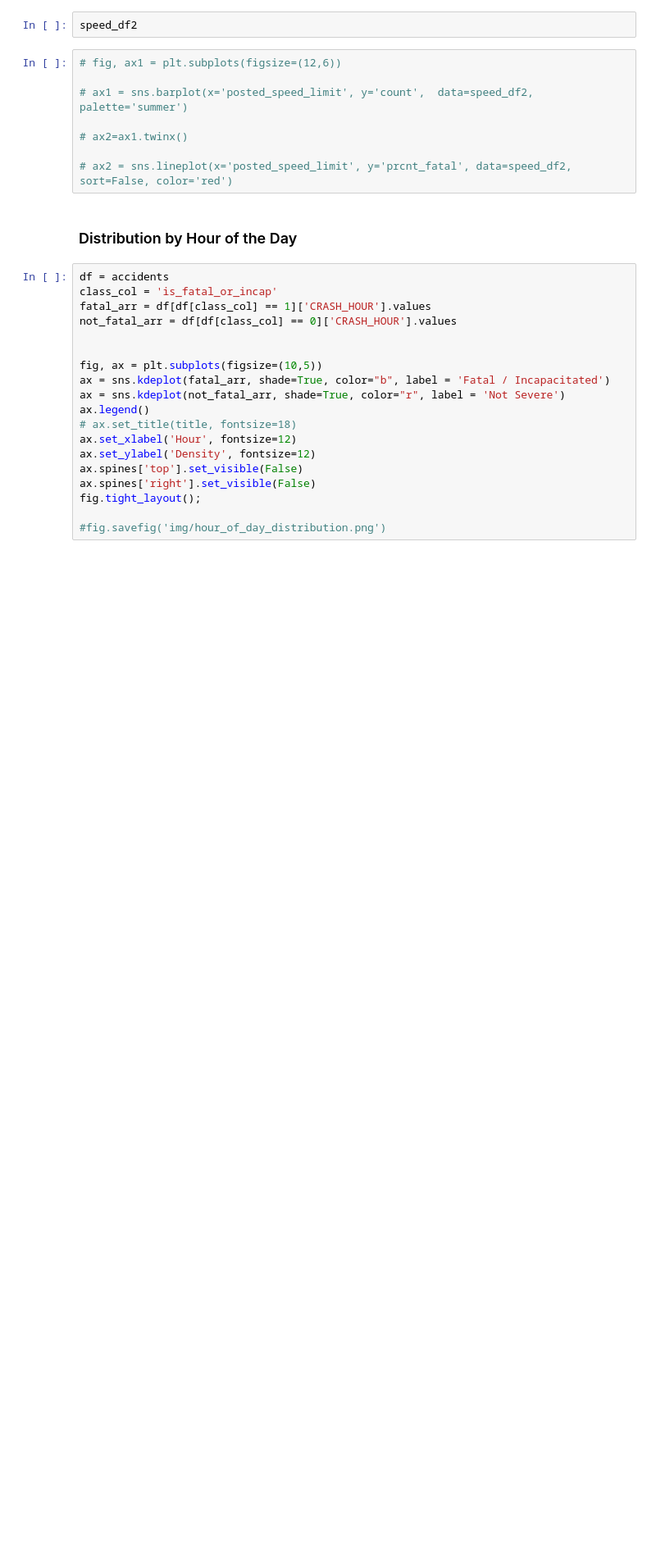
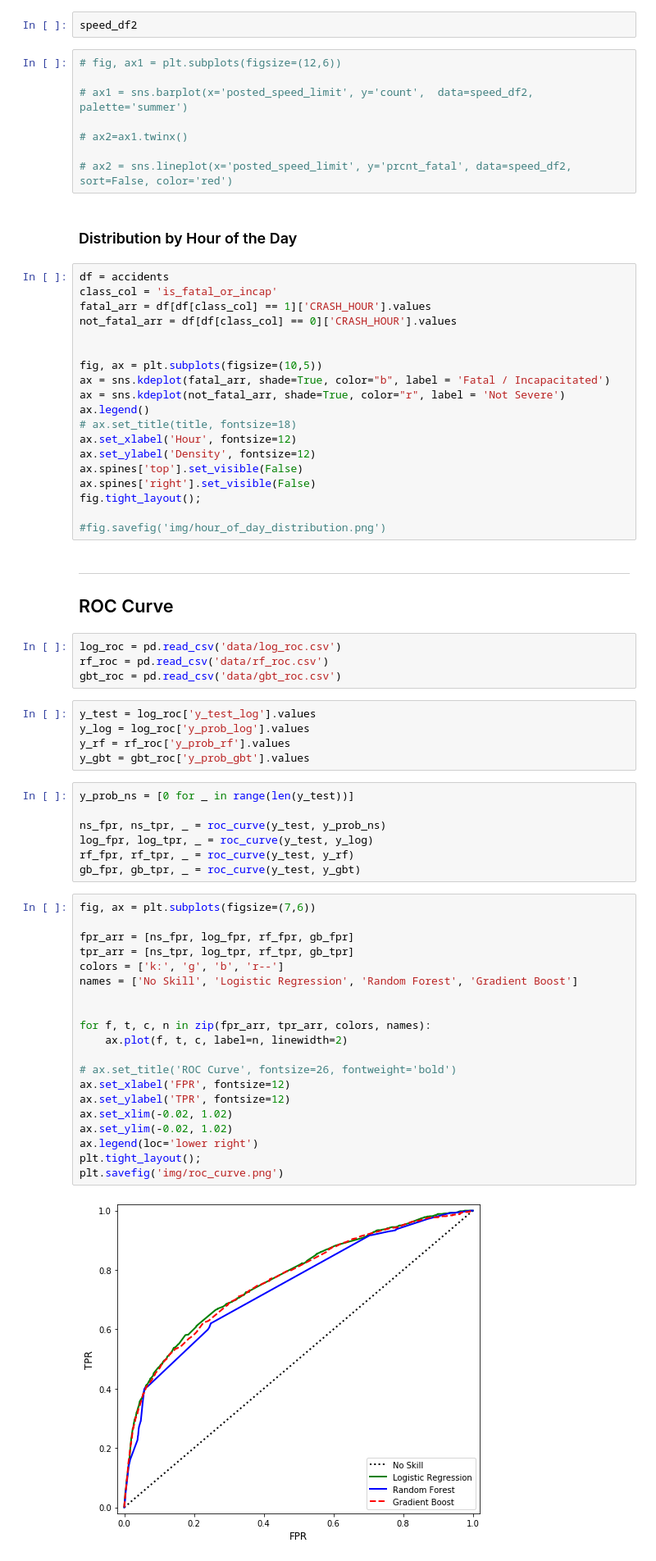
Before and after one commit to Morgan-Sell/chicago-traffic-safety, a Jupyter notebook: preso_visualizations.ipynb, the cells around one changed output. Shown at 82% size. Drawn from its saved outputs; the diff is of its cells as text; blank space fills up the shorter version.

Commit message:
built ROC curve

```diff
--- a/preso_visualizations.ipynb
+++ b/preso_visualizations.ipynb
@@ -69,3 +71,45 @@ ax.spines['right'].set_visible(False)
 fig.tight_layout();
 
 #fig.savefig('img/hour_of_day_distribution.png')
+# %% [markdown]
+---
+
+## ROC Curve
+# %%
+log_roc = pd.read_csv('data/log_roc.csv')
+rf_roc = pd.read_csv('data/rf_roc.csv')
+gbt_roc = pd.read_csv('data/gbt_roc.csv')
+# %%
+y_test = log_roc['y_test_log'].values
+y_log = log_roc['y_prob_log'].values
+y_rf = rf_roc['y_prob_rf'].values
+y_gbt = gbt_roc['y_prob_gbt'].values
+# %%
+y_prob_ns = [0 for _ in range(len(y_test))]
+
+ns_fpr, ns_tpr, _ = roc_curve(y_test, y_prob_ns)
+log_fpr, log_tpr, _ = roc_curve(y_test, y_log)
+rf_fpr, rf_tpr, _ = roc_curve(y_test, y_rf)
+gb_fpr, gb_tpr, _ = roc_curve(y_test, y_gbt)
+# %%
+fig, ax = plt.subplots(figsize=(7,6))
+
+fpr_arr = [ns_fpr, log_fpr, rf_fpr, gb_fpr]
+tpr_arr = [ns_tpr, log_tpr, rf_tpr, gb_tpr]
+colors = ['k:', 'g', 'b', 'r--']
+names = ['No Skill', 'Logistic Regression', 'Random Forest', 'Gradient Boost']
+
+
+for f, t, c, n in zip(fpr_arr, tpr_arr, colors, names):
+    ax.plot(f, t, c, label=n, linewidth=2)
+
+# ax.set_title('ROC Curve', fontsize=26, fontweight='bold')
+ax.set_xlabel('FPR', fontsize=12)
+ax.set_ylabel('TPR', fontsize=12)
+ax.set_xlim(-0.02, 1.02)
+ax.set_ylim(-0.02, 1.02)
+ax.legend(loc='lower right')
+plt.tight_layout();
+plt.savefig('img/roc_curve.png')
+# %% [output]
+[figure, added]
```
Also changed, not shown: parts of 1 cell of this notebook, 4 other files.
